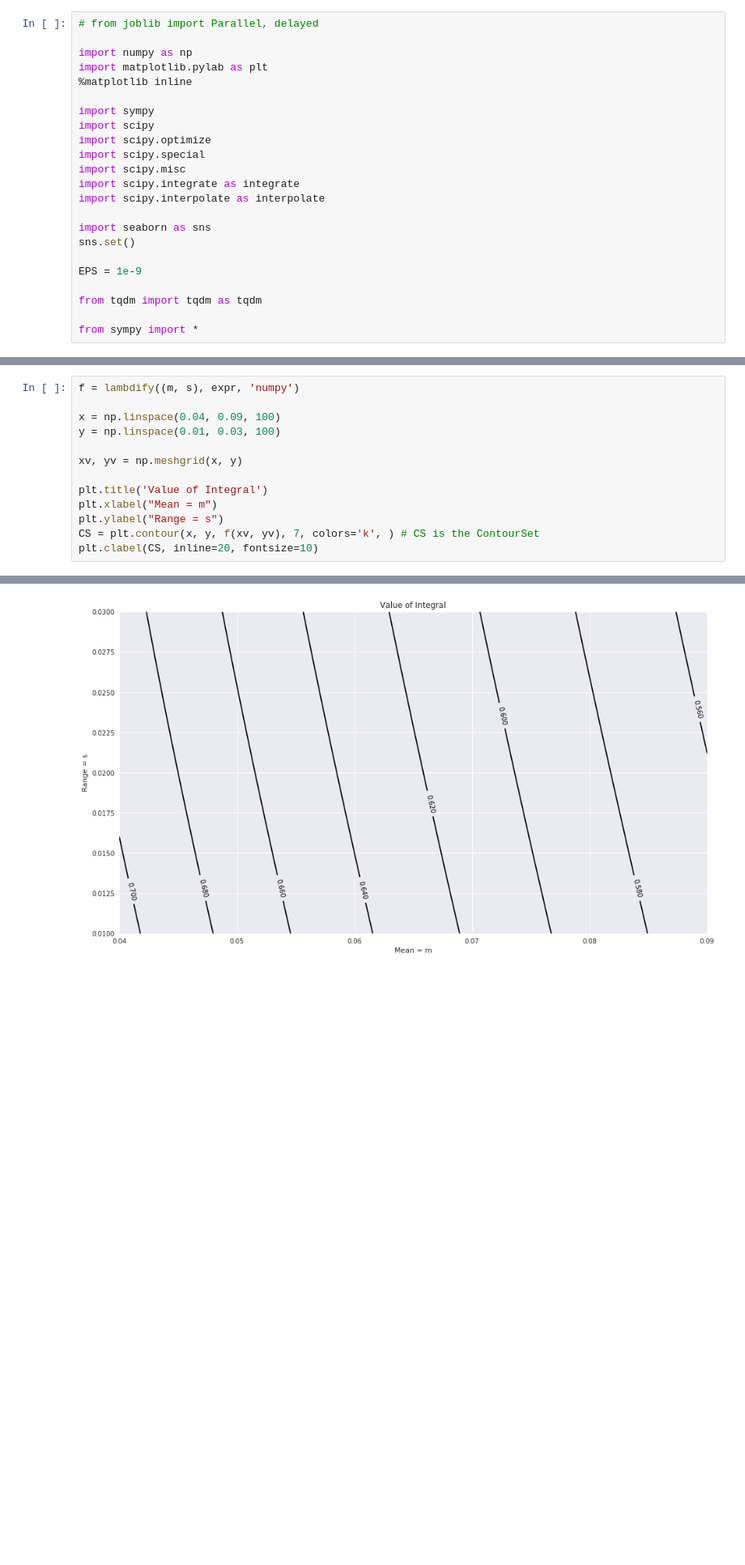
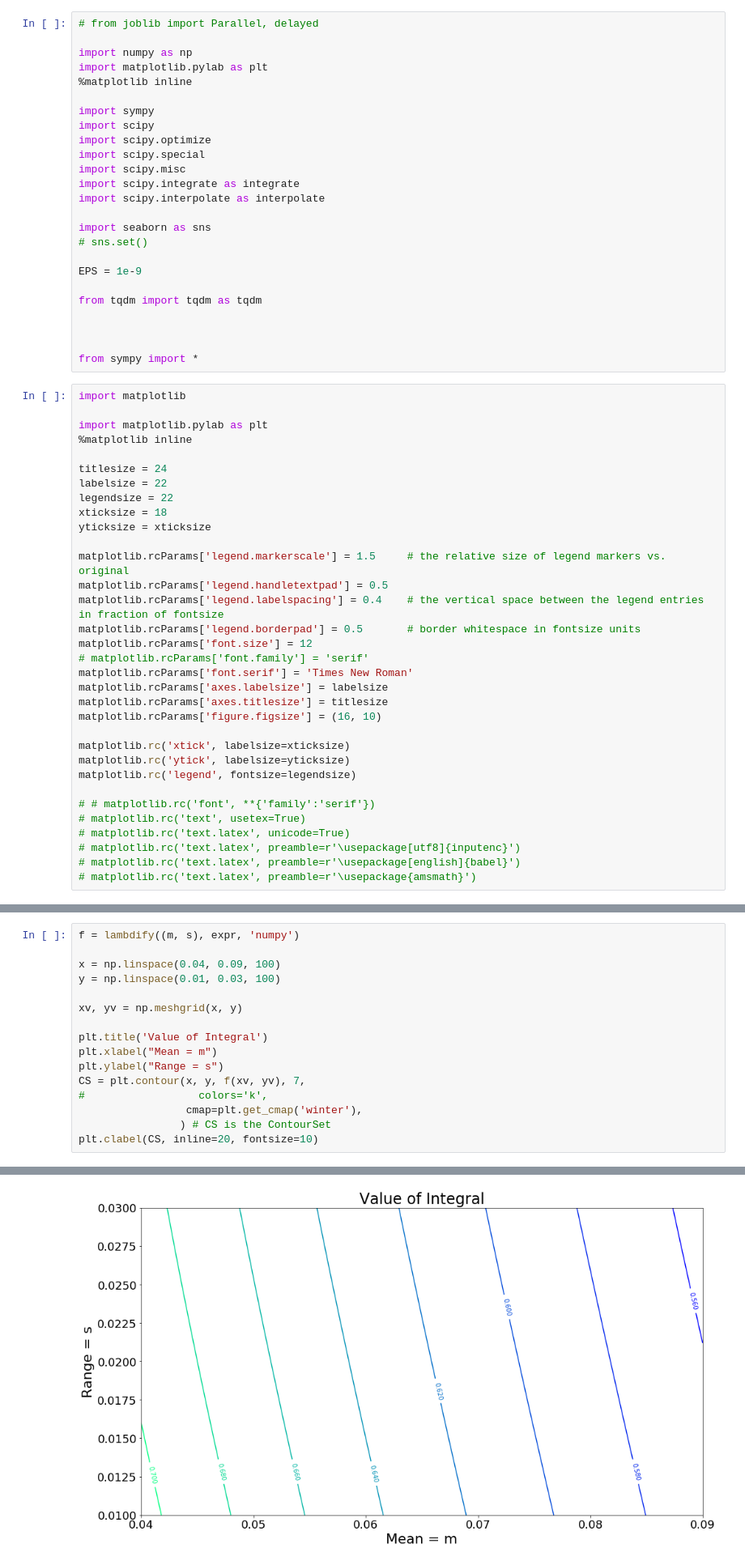
Before and after one commit to pukhov/thesis, a Jupyter notebook: sympy.ipynb, the cells around one changed output, grey strips where cells are left out. Shown at 81% size. Saved outputs shown, nothing was run; the diff lists cells and outputs as text; blank space fills up the shorter version.

```diff
--- a/sympy.ipynb
+++ b/sympy.ipynb
@@ -14,11 +14,46 @@ import scipy.integrate as integrate
 import scipy.interpolate as interpolate
 
 import seaborn as sns
-sns.set()
+# sns.set()
 
 EPS = 1e-9
 
 from tqdm import tqdm as tqdm
 
+
+
 from sympy import *
+# %%
+import matplotlib
+
+import matplotlib.pylab as plt
+%matplotlib inline
+
+titlesize = 24
+labelsize = 22
+legendsize = 22
+xticksize = 18
+yticksize = xticksize
+
+matplotlib.rcParams['legend.markerscale'] = 1.5     # the relative size of legend markers vs. original
+matplotlib.rcParams['legend.handletextpad'] = 0.5
+matplotlib.rcParams['legend.labelspacing'] = 0.4    # the vertical space between the legend entries in fraction of fontsize
+matplotlib.rcParams['legend.borderpad'] = 0.5       # border whitespace in fontsize units
+matplotlib.rcParams['font.size'] = 12
+# matplotlib.rcParams['font.family'] = 'serif'
+matplotlib.rcParams['font.serif'] = 'Times New Roman'
+matplotlib.rcParams['axes.labelsize'] = labelsize
+matplotlib.rcParams['axes.titlesize'] = titlesize
+matplotlib.rcParams['figure.figsize'] = (16, 10)
+
+matplotlib.rc('xtick', labelsize=xticksize)
+matplotlib.rc('ytick', labelsize=yticksize)
+matplotlib.rc('legend', fontsize=legendsize)
+
+# # matplotlib.rc('font', **{'family':'serif'})
+# matplotlib.rc('text', usetex=True)
+# matplotlib.rc('text.latex', unicode=True)
+# matplotlib.rc('text.latex', preamble=r'\usepackage[utf8]{inputenc}')
+# matplotlib.rc('text.latex', preamble=r'\usepackage[english]{babel}')
+# matplotlib.rc('text.latex', preamble=r'\usepackage{amsmath}')
 # %%
@@ -96,19 +237,22 @@ expr
 # %%
 f = lambdify((m, s), expr, 'numpy')
 
 x = np.linspace(0.04, 0.09, 100)
 y = np.linspace(0.01, 0.03, 100)
 
 xv, yv = np.meshgrid(x, y)
 
 plt.title('Value of Integral')
 plt.xlabel("Mean = m")
 plt.ylabel("Range = s")
-CS = plt.contour(x, y, f(xv, yv), 7, colors='k', ) # CS is the ContourSet
+CS = plt.contour(x, y, f(xv, yv), 7,
+#                  colors='k',
+                 cmap=plt.get_cmap('winter'),
+                ) # CS is the ContourSet
 plt.clabel(CS, inline=20, fontsize=10)
 # %% [output]
 <a list of 8 text.Text objects>
-[figure, old version]
+[figure, new version]
 # %%
 expr
 
```
Also changed, not shown: parts of 38 cells of this notebook, 1 other file.
